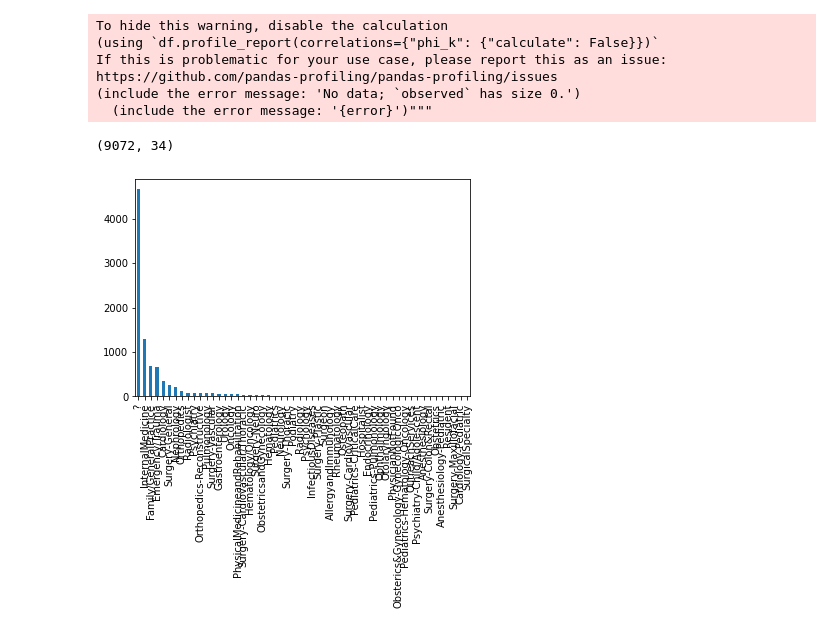
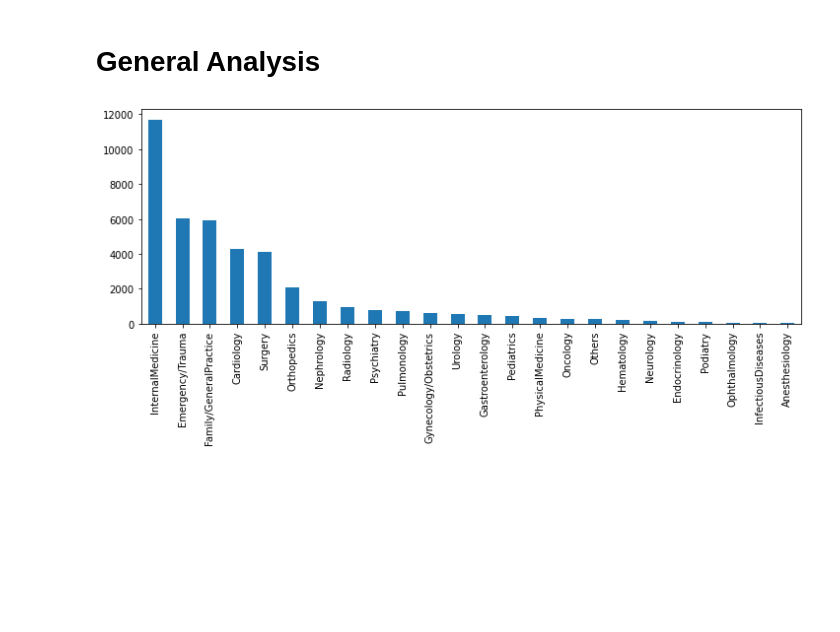
Before and after one commit to rfgil/data-science-academy-workspace, a Jupyter notebook: capstone/Untitled.ipynb, the cells around one changed output. Cells and saved outputs as stored; diff of their text form; code cells hidden in the pictures; blank space fills up the shorter version.

Commit message:
update exploratory analysis

```diff
--- a/capstone/Untitled.ipynb
+++ b/capstone/Untitled.ipynb
@@ -253,24 +515,0 @@ known_categories['readmitted']['mapping'] = {
-# %%
-# Required preprocessing so that the mappings work correctly
-df['admission_type_code'] = df['admission_type_code'].astype("Int64")
-df['discharge_disposition_code'] = df['discharge_disposition_code'].astype("Int64")
-df['admission_source_code'] = df['admission_source_code'].astype("Int64")
-
-df_clean = df.copy()
-
-
-def get_mapping(value, column):
-    try:
-        return known_categories[column][str(value).lower()]
-    except:
-        return np.nan
-
-def get_type(column):
-    return known_categories[column]['type']
-
-
-for column in known_categories.keys():
-    df_clean[column] = (df[column]
-                        .apply(lambda value: get_mapping(value, column))
-                        .astype(get_type(column))
-                       )
@@ -314,0 +516,8 @@ Name: medical_specialty, Length: 70, dtype: int64
+# %%
+df_clean = df.copy()
+
+for column in known_categories.keys():
+    df_clean[column] = (df[column]
+                        .apply(lambda value: known_categories[column]['mapping'](value))
+                        .astype(known_categories[column]['type'])
+                       )
@@ -315,9 +526,2 @@ Name: medical_specialty, Length: 70, dtype: int64
 # %%
-ProfileReport(df_clean, title="Fix missing values").to_file("reports/fix_missing_values.html")
+# ProfileReport(df_clean, title="Fix missing values").to_file("reports/fix_missing_values2.html")
-# %% [output]
-To hide this warning, disable the calculation
-(using `df.profile_report(correlations={"phi_k": {"calculate": False}})`
-If this is problematic for your use case, please report this as an issue:
-https://github.com/pandas-profiling/pandas-profiling/issues
-(include the error message: 'No data; `observed` has size 0.')
-  (include the error message: '{error}')"""
@@ -326,8 +528,8 @@ df_readmitted = df_clean[df_clean.readmitted == True]
-# %%
-df_readmitted.shape
-# %% [output]
-(9072, 34)
-# %%
-df_readmitted.medical_specialty.value_counts().plot(kind='bar');
-# %% [output]
-[figure, removed]
+# %% [markdown]
+# General Analysis
+# %%
+# High Cardinality - medical specialty figure
+df_clean.medical_specialty.value_counts().plot(kind='bar', figsize=(12, 4));
+# plt.savefig("images/medical_specialty_cardinality.pdf")
+# %% [output]
+[figure, added]
```
Also changed, not shown: parts of 20 cells of this notebook, 13 other files.
